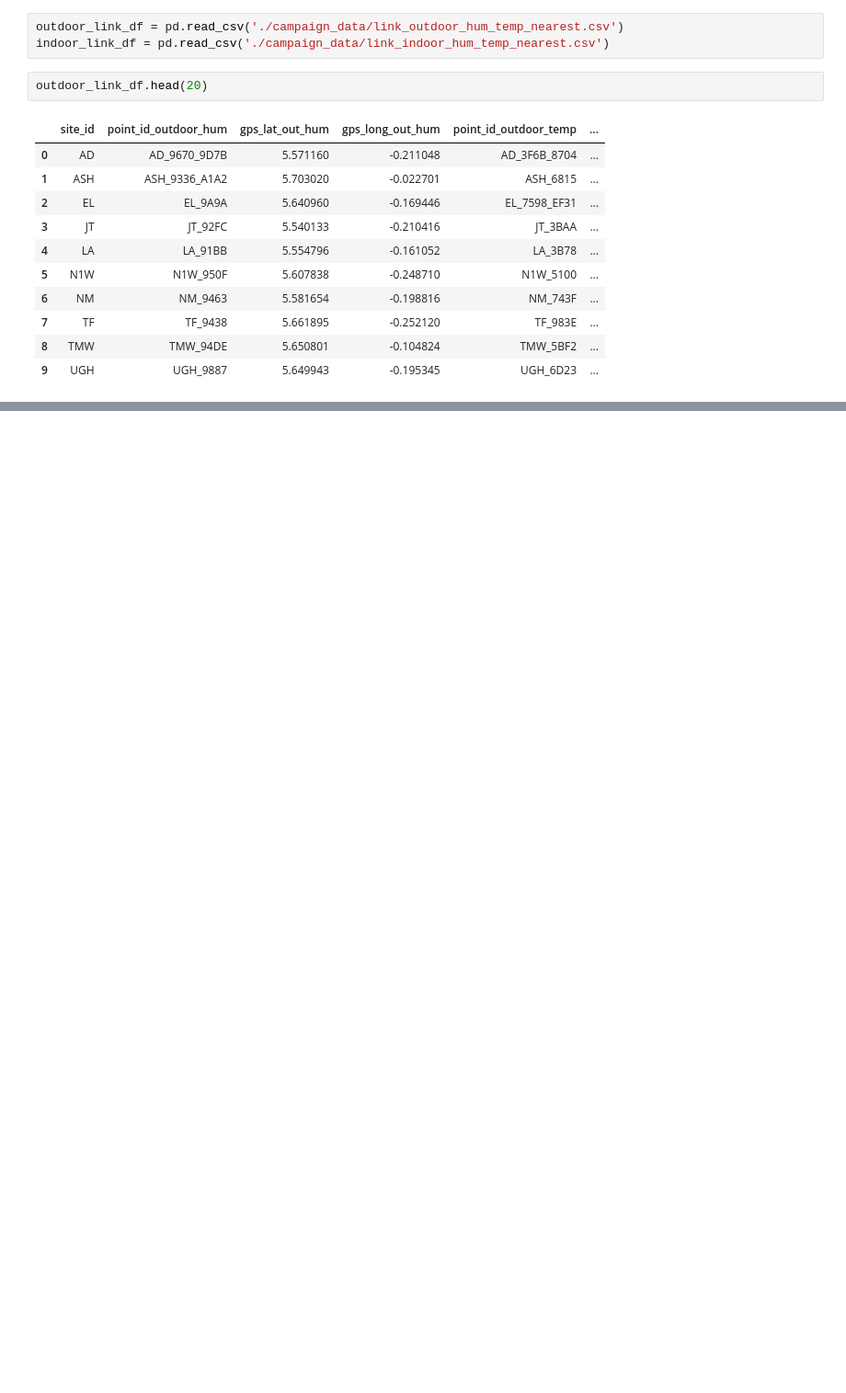
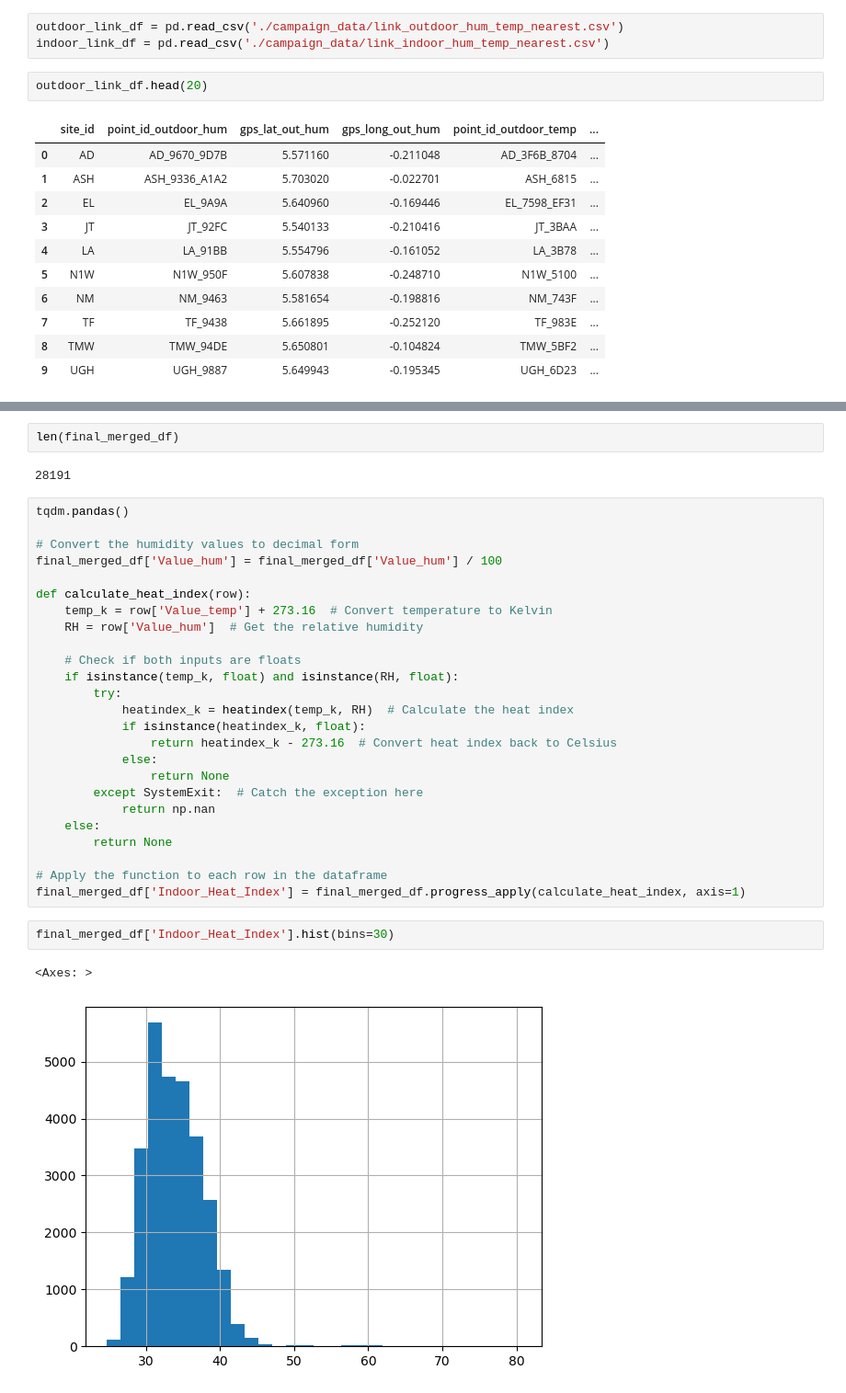
Before and after one commit to thicknavyrain/ATMC_data_analysis, a Jupyter notebook: Heat Index Calculation.ipynb, the cells around one changed output, grey strips where cells are left out. Shown: that part at 92% size. Drawn from its saved outputs; the diff is of its cells as text; blank space fills up the shorter version.

```diff
--- a/Heat Index Calculation.ipynb
+++ b/Heat Index Calculation.ipynb
@@ -204,0 +316,34 @@ len(final_merged_df[['Date/Time', 'site_id', 'Value_temp', 'Value_hum']])
+# %%
+len(final_merged_df)
+# %% [output]
+28191
+# %%
+tqdm.pandas()
+
+# Convert the humidity values to decimal form
+final_merged_df['Value_hum'] = final_merged_df['Value_hum'] / 100
+
+def calculate_heat_index(row):
+    temp_k = row['Value_temp'] + 273.16  # Convert temperature to Kelvin
+    RH = row['Value_hum']  # Get the relative humidity
+
+    # Check if both inputs are floats
+    if isinstance(temp_k, float) and isinstance(RH, float):
+        try:
+            heatindex_k = heatindex(temp_k, RH)  # Calculate the heat index
+            if isinstance(heatindex_k, float):
+                return heatindex_k - 273.16  # Convert heat index back to Celsius
+            else:
+                return None
+        except SystemExit:  # Catch the exception here
+            return np.nan
+    else:
+        return None
+
+# Apply the function to each row in the dataframe
+final_merged_df['Indoor_Heat_Index'] = final_merged_df.progress_apply(calculate_heat_index, axis=1)
+# %%
+final_merged_df['Indoor_Heat_Index'].hist(bins=30)
+# %% [output]
+<Axes: >
+[figure, added]
```
Also changed, not shown: parts of 22 cells of this notebook, 13 other files.
